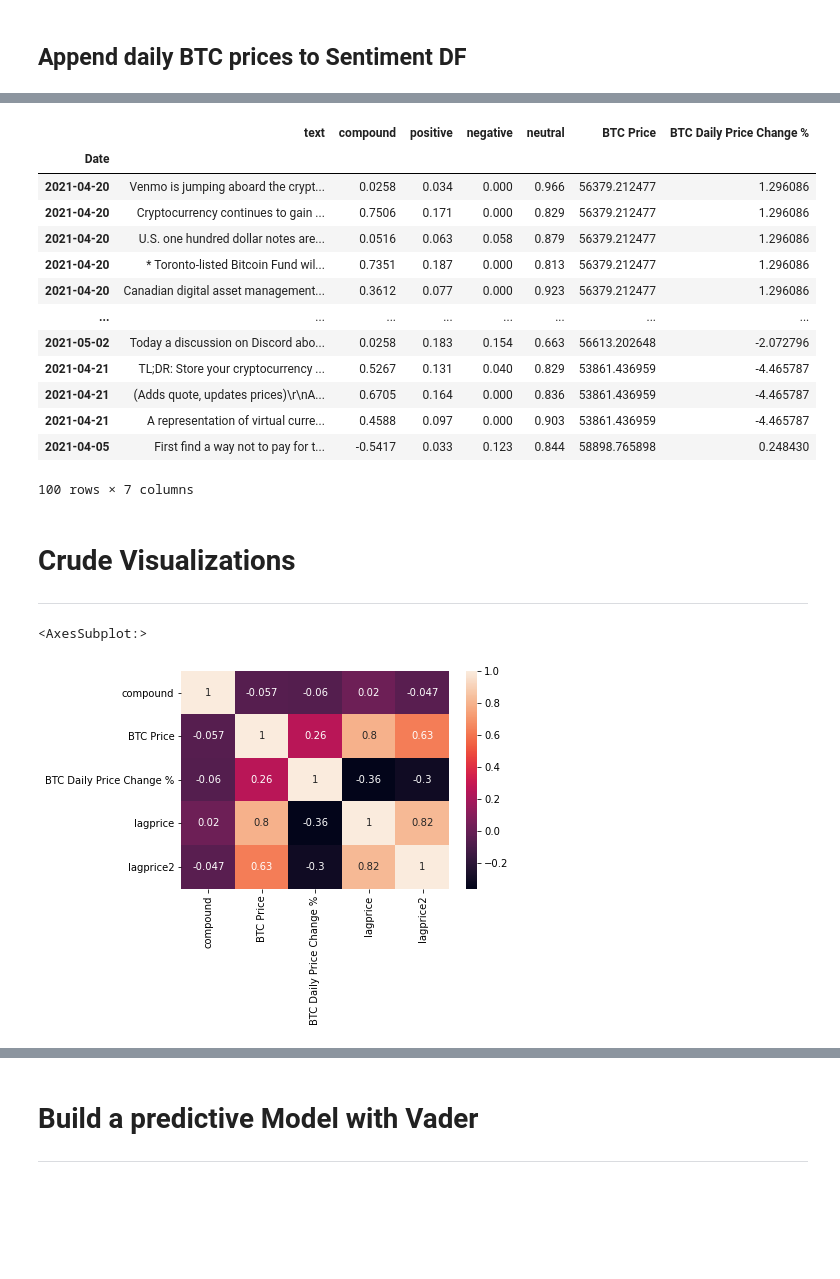
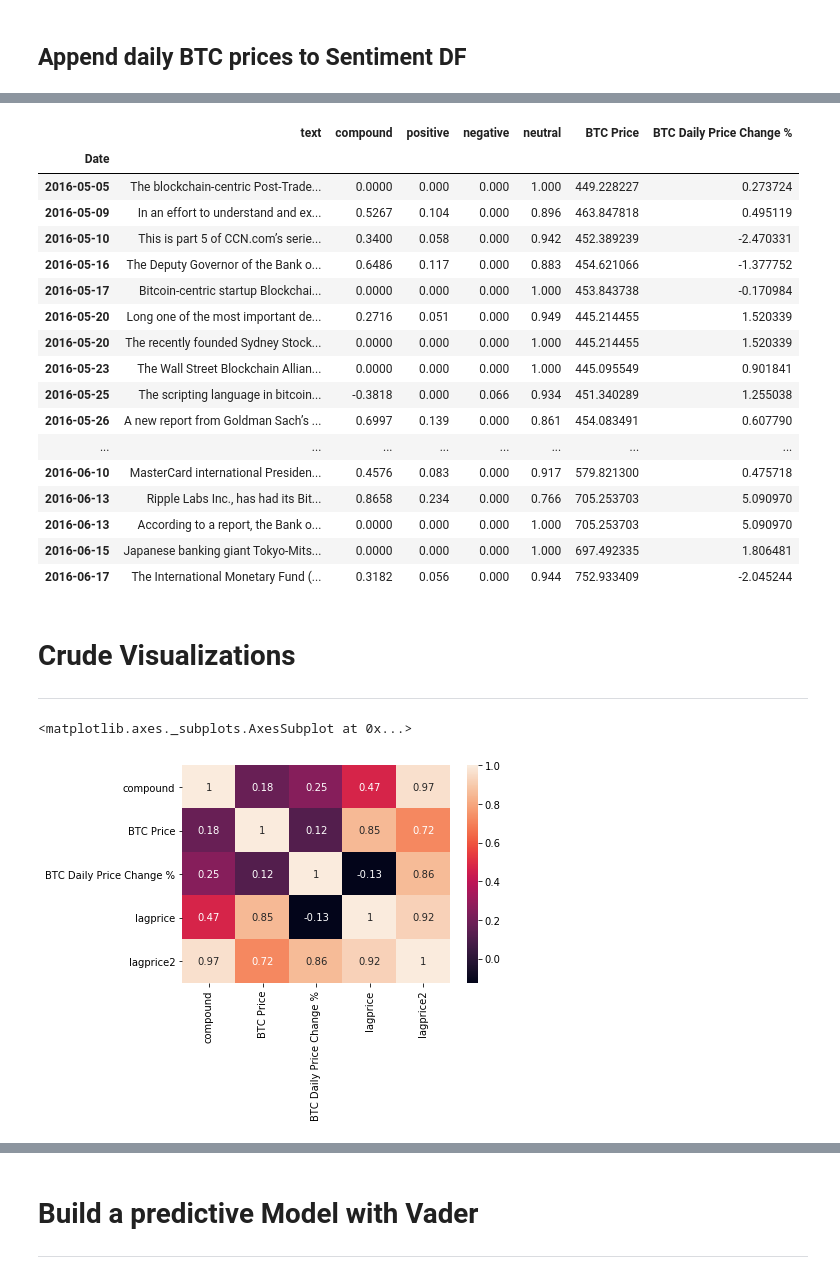
Before and after one commit to glensven/LSTM_Crypto_Sentiment_Analysis, a Jupyter notebook: Glen_Code/btc.ipynb, the cells around one changed output, grey strips where cells are left out. Drawn from its saved outputs; the diff is of its cells as text; code cells hidden in the pictures; blank space fills up the shorter version.

```diff
--- a/Glen_Code/btc.ipynb
+++ b/Glen_Code/btc.ipynb
@@ -44,5 +45,5 @@ True
 # %%
-api_key = os.getenv("GLASSNODE_API_KEY")
+api_key = os.getenv("glassnode_api")
 type(api_key)
 # %% [output]
 str
@@ -187,0 +129,7 @@ btc_df.head()
+# %%
+# Generate DataFrame from CSV
+bitcoin_df = pd.read_csv(Path('DataNews_Bitcoin.csv'))
+bitcoin_df['Published Date'] = pd.to_datetime(bitcoin_df['Published Date'], exact = False, infer_datetime_format=True, format = '%Y/%m%d')
+for i in bitcoin_df.index:
+     bitcoin_df['Published Date'][i] = bitcoin_df['Published Date'][i].date()
+bitcoin_df.columns = ['Date', 'Title', 'Content']
@@ -203,10 +172,10 @@ analyzer = SentimentIntensityAnalyzer()
 btc_sentiments = []
 
 
-for article in btc_headlines["articles"]:
+for i in bitcoin_df.index:
     try:
-        text = article["content"]
-        date = article["publishedAt"][:10]
+        text = bitcoin_df["Content"][i]
+        date = bitcoin_df["Date"][i]
         sentiment = analyzer.polarity_scores(text)
         compound = sentiment["compound"]
         pos = sentiment["pos"]
@@ -304,21 +255,26 @@ btc_merged = pd.merge(
     on='Date')
 
 btc_merged.dropna()
+btc_merged.head(20)
 # %% [output]
 |  | text | compound | positive | negative | neutral | BTC Price | BTC Daily Price Change % |
 | Date |  |  |  |  |  |  |  |
-| 2021-04-20 | Venmo is jumping aboard the crypt... | 0.0258 | 0.034 | 0.000 | 0.966 | 56379.212477 | 1.296086 |
-| 2021-04-20 | Cryptocurrency continues to gain ... | 0.7506 | 0.171 | 0.000 | 0.829 | 56379.212477 | 1.296086 |
-| 2021-04-20 | U.S. one hundred dollar notes are... | 0.0516 | 0.063 | 0.058 | 0.879 | 56379.212477 | 1.296086 |
-| 2021-04-20 | * Toronto-listed Bitcoin Fund wil... | 0.7351 | 0.187 | 0.000 | 0.813 | 56379.212477 | 1.296086 |
-| 2021-04-20 | Canadian digital asset management... | 0.3612 | 0.077 | 0.000 | 0.923 | 56379.212477 | 1.296086 |
+| 2016-05-05 | The blockchain-centric Post-Trade... | 0.0000 | 0.000 | 0.000 | 1.000 | 449.228227 | 0.273724 |
+| 2016-05-09 | In an effort to understand and ex... | 0.5267 | 0.104 | 0.000 | 0.896 | 463.847818 | 0.495119 |
+| 2016-05-10 | This is part 5 of CCN.com’s serie... | 0.3400 | 0.058 | 0.000 | 0.942 | 452.389239 | -2.470331 |
+| 2016-05-16 | The Deputy Governor of the Bank o... | 0.6486 | 0.117 | 0.000 | 0.883 | 454.621066 | -1.377752 |
+| 2016-05-17 | Bitcoin-centric startup Blockchai... | 0.0000 | 0.000 | 0.000 | 1.000 | 453.843738 | -0.170984 |
+| 2016-05-20 | Long one of the most important de... | 0.2716 | 0.051 | 0.000 | 0.949 | 445.214455 | 1.520339 |
+| 2016-05-20 | The recently founded Sydney Stock... | 0.0000 | 0.000 | 0.000 | 1.000 | 445.214455 | 1.520339 |
+| 2016-05-23 | The Wall Street Blockchain Allian... | 0.0000 | 0.000 | 0.000 | 1.000 | 445.095549 | 0.901841 |
+| 2016-05-25 | The scripting language in bitcoin... | -0.3818 | 0.000 | 0.066 | 0.934 | 451.340289 | 1.255038 |
+| 2016-05-26 | A new report from Goldman Sach’s ... | 0.6997 | 0.139 | 0.000 | 0.861 | 454.083491 | 0.607790 |
 | ... | ... | ... | ... | ... | ... | ... | ... |
-| 2021-05-02 | Today a discussion on Discord abo... | 0.0258 | 0.183 | 0.154 | 0.663 | 56613.202648 | -2.072796 |
-| 2021-04-21 | TL;DR: Store your cryptocurrency ... | 0.5267 | 0.131 | 0.040 | 0.829 | 53861.436959 | -4.465787 |
-| 2021-04-21 | (Adds quote, updates prices)\r\nA... | 0.6705 | 0.164 | 0.000 | 0.836 | 53861.436959 | -4.465787 |
-| 2021-04-21 | A representation of virtual curre... | 0.4588 | 0.097 | 0.000 | 0.903 | 53861.436959 | -4.465787 |
-| 2021-04-05 | First find a way not to pay for t... | -0.5417 | 0.033 | 0.123 | 0.844 | 58898.765898 | 0.248430 |
+| 2016-06-10 | MasterCard international Presiden... | 0.4576 | 0.083 | 0.000 | 0.917 | 579.821300 | 0.475718 |
+| 2016-06-13 | Ripple Labs Inc., has had its Bit... | 0.8658 | 0.234 | 0.000 | 0.766 | 705.253703 | 5.090970 |
+| 2016-06-13 | According to a report, the Bank o... | 0.0000 | 0.000 | 0.000 | 1.000 | 705.253703 | 5.090970 |
+| 2016-06-15 | Japanese banking giant Tokyo-Mits... | 0.0000 | 0.000 | 0.000 | 1.000 | 697.492335 | 1.806481 |
+| 2016-06-17 | The International Monetary Fund (... | 0.3182 | 0.056 | 0.000 | 0.944 | 752.933409 | -2.045244 |
-100 rows × 7 columns
 # %% [markdown]
 # Crude Visualizations
 ___
@@ -326,17 +282,17 @@ ___
 import seaborn as sns
 # %%
 #set mulitple daily observations to a single mean
-btc_viz = btc_merged.groupby(pd.Grouper(freq='d')).mean().dropna(how='all')
+btc_viz = btc_merged.groupby(pd.Grouper(freq='y')).mean().dropna(how='all')
 
 btc_corr = btc_viz.drop(columns=['positive','negative','neutral'])
 
 btc_corr['lagprice'] = btc_corr['BTC Price'].shift(1)
 btc_corr['lagprice2'] = btc_corr['BTC Price'].shift(2)
 
 sns.heatmap(btc_corr.corr(), annot = True)
 # %% [output]
-<AxesSubplot:>
+<matplotlib.axes._subplots.AxesSubplot at 0x...>
-[figure, old version]
+[figure, new version]
 # %%
 fig, ax1 = plt.subplots()
 
```
Also changed, not shown: parts of 38 cells of this notebook.
